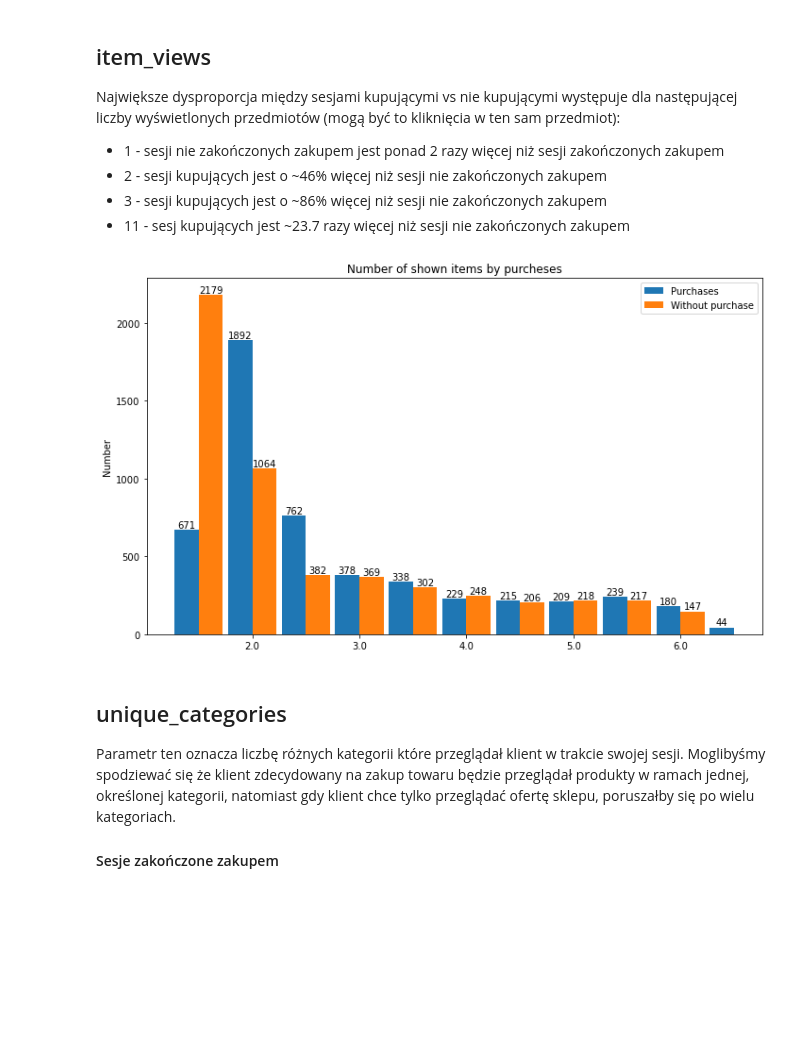
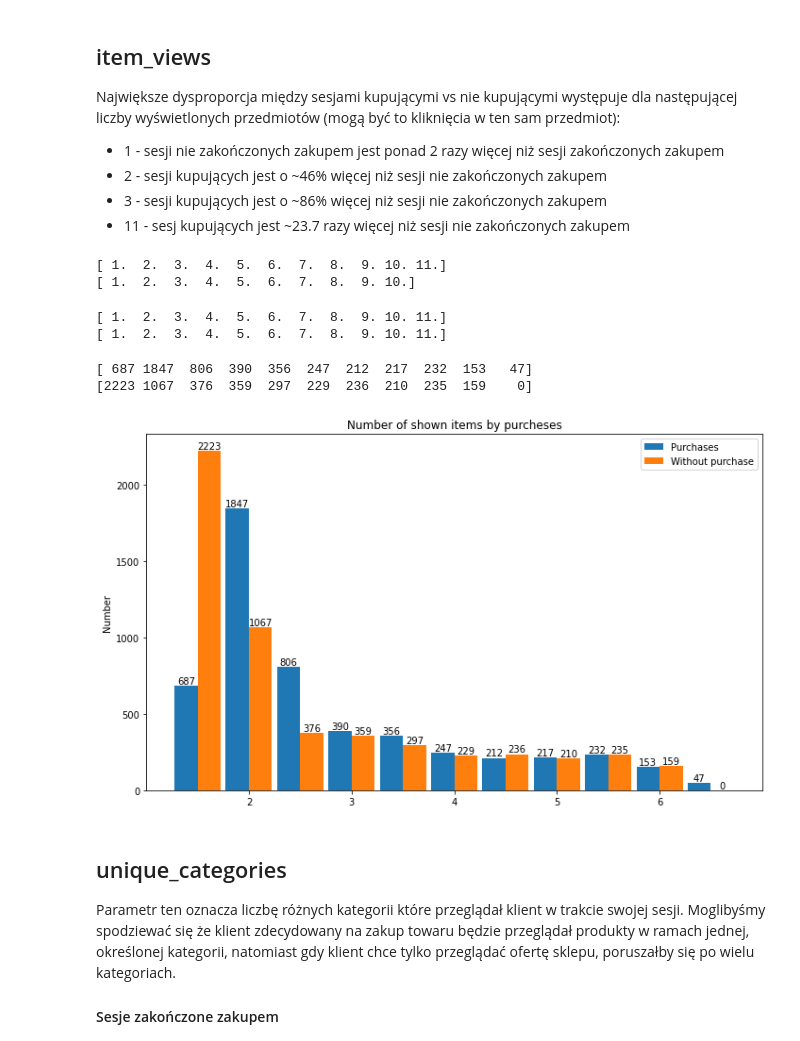
Before and after one commit to pawelbeza/IUM, a Jupyter notebook: data_analysis.ipynb, the cells around one changed output. Drawn from its saved outputs; the diff is of its cells as text; code cells hidden in the pictures; blank space fills up the shorter version.

```diff
--- a/data_analysis.ipynb
+++ b/data_analysis.ipynb
@@ -423,8 +426,9 @@ array([ 0,  5, 10, 15, 20])
 # %%
 data = [[0,0], [0,0], [0,0], [0,0], [0,0]]
 current_id = 0
-for i in range(sessions.shape[0]):
-    if(sessions.iloc[i]['session_id'] != current_id):
+ssize = sessions.shape[0]
+for i in range(ssize):
+    if(sessions.iloc[i]['session_id'] != current_id or i == ssize):
         current_id = sessions.iloc[i]['session_id']
         if(sessions.iloc[i]['purchase']):
             discount_index = sessions.iloc[i]['offered_discount']/5
@@ -546,16 +550,16 @@ Widzimy że największe wartości wynoszą ok. 10%.
 
 Na podstawie danych możemy stwierdzić że nie ma widocznego trendu.
 # %%
-max_items = 0
-max_categories = 0
-current_session = 100001
+max_items = sessions.iloc[0]['unique_item_views']
+max_categories = sessions.iloc[0]['unique_categories']
+current_session = sessions.iloc[0]['session_id']
 items_shown = []
 items_shown_w = []
 categories_shown = []
 categories_shown_w = []
-
-for i in range(sessions.shape[0]):
-    if(sessions.iloc[i]['session_id'] != current_session):
+ssize = sessions.shape[0]
+for i in range(ssize):
+    if(sessions.iloc[i]['session_id'] != current_session or i == ssize-1):
         if(sessions.iloc[i]['purchase']):
             items_shown.append(max_items)
             categories_shown.append(max_categories)
@@ -624,7 +634,7 @@ Największe dysproporcja między sesjami kupującymi vs nie kupującymi występu
 max_items = 0
 views = []
 views_w = []
-current_session = 100001
+current_session = sessions.iloc[0]['session_id']
 
 for i in range(sessions.shape[0]):
     if(sessions.iloc[i]['session_id'] != current_session):
@@ -637,26 +647,48 @@ for i in range(sessions.shape[0]):
 # %%
 unique, counts = np.unique(np.array(views), return_counts = True)
 unique_w, counts_w = np.unique(np.array(items_shown_w), return_counts = True)
+# %%
+print(unique)
+print(unique_w)
+# %% [output]
+[ 1.  2.  3.  4.  5.  6.  7.  8.  9. 10. 11.]
+[ 1.  2.  3.  4.  5.  6.  7.  8.  9. 10.]
+# %%
+unique_w = np.append(unique_w, [11])
+counts_w = np.append(counts_w, [0])
+# %%
+print(unique)
+print(unique_w)
+# %% [output]
+[ 1.  2.  3.  4.  5.  6.  7.  8.  9. 10. 11.]
+[ 1.  2.  3.  4.  5.  6.  7.  8.  9. 10. 11.]
+# %%
+print(counts)
+print(counts_w)
+# %% [output]
+[ 687 1847  806  390  356  247  212  217  232  153   47]
+[2223 1067  376  359  297  229  236  210  235  159    0]
 # %%
+x = np.arange(len(unique_w))+1
 width = 0.45
 
 fig, ax = plt.subplots(figsize=(10,6))
-rects1 = ax.bar(unique - width/2, counts, width, label='Purchases')
-rects2 = ax.bar(unique_w + width/2, counts_w, width, label='Without purchase')
+rects1 = ax.bar(x - width/2, counts, width, label='Purchases')
+rects2 = ax.bar(x + width/2, counts_w, width, label='Without purchase')
 
 ax.set_ylabel('Number')
 ax.set_title('Number of shown items by purcheses')
-ax.set_xticklabels(unique)
+ax.set_xticklabels(x)
 ax.legend()
 
 autolabel(rects1, ax)
 autolabel(rects2, ax)
 
 fig.tight_layout()
 
 plt.show()
 # %% [output]
-[figure, old version]
+[figure, new version]
 # %% [markdown]
 ## unique_categories <a name="unique_categories"></a>
 Parametr ten oznacza liczbę różnych kategorii które przeglądał klient w trakcie swojej sesji. Moglibyśmy spodziewać się że klient zdecydowany na zakup towaru będzie przeglądał produkty w ramach jednej, określonej kategorii, natomiast gdy klient chce tylko przeglądać ofertę sklepu, poruszałby się po wielu kategoriach.
```
Also changed, not shown: parts of 13 cells of this notebook.
